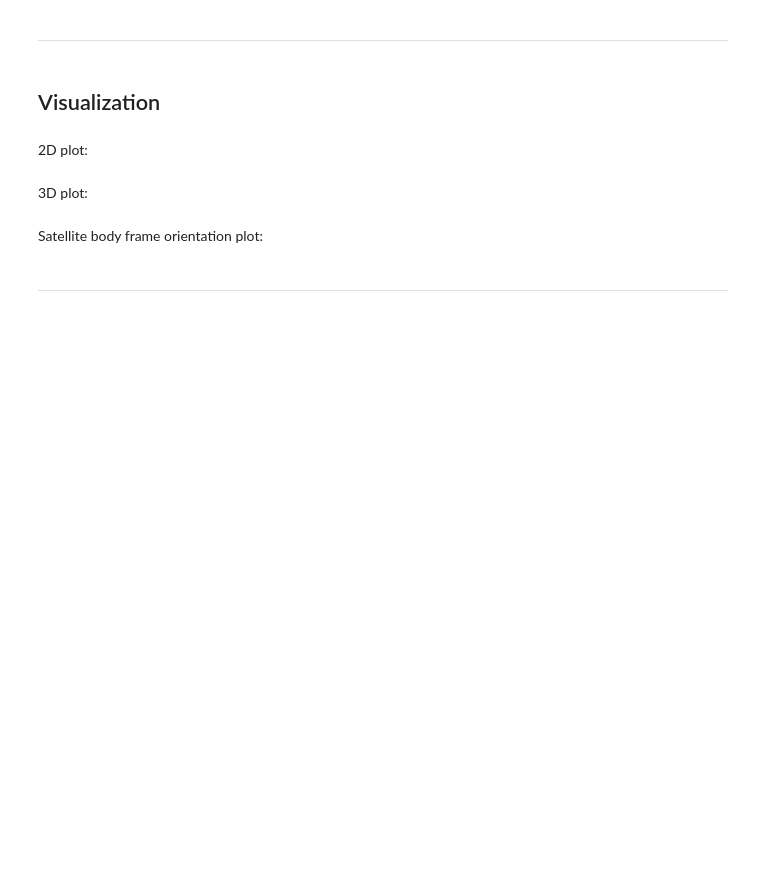
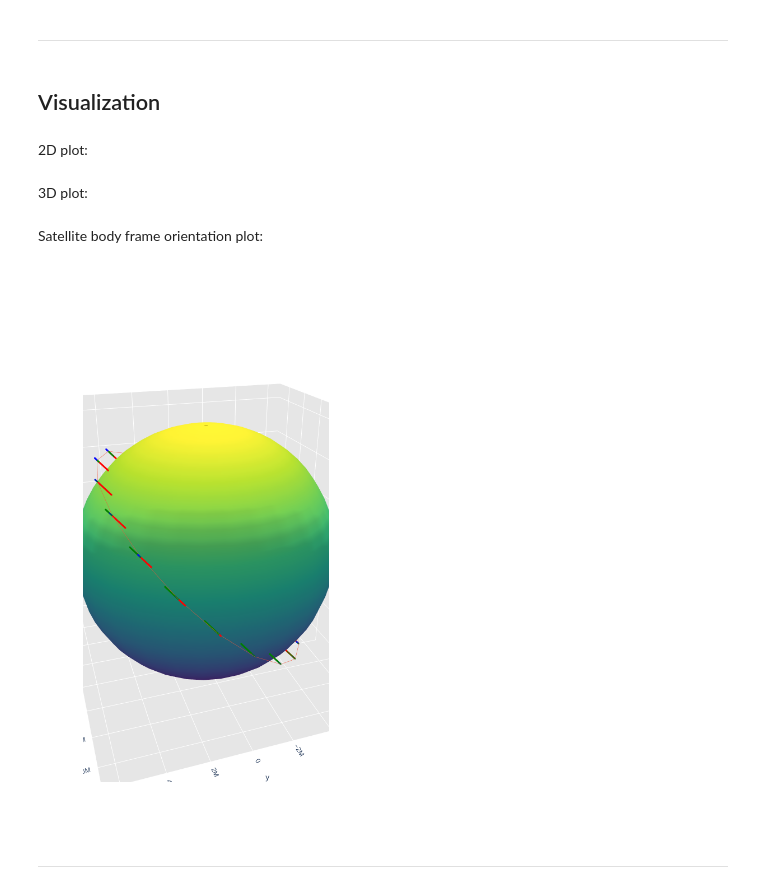
Before and after one commit to open-space-collective/open-space-toolkit, a Jupyter notebook: notebooks/Sensor Modeling/Sensor Modeling.ipynb, the cells around one changed output. Saved outputs shown, nothing was run; the diff lists cells and outputs as text; code cells hidden in the pictures; blank space fills up the shorter version.

```diff
--- a/notebooks/Sensor Modeling/Sensor Modeling.ipynb
+++ b/notebooks/Sensor Modeling/Sensor Modeling.ipynb
@@ -226,3 +303,7 @@ intersections_ITRF = [calculate_intersection(target_position, state, sensor_geom
 # %%
-intersections_ITRF = [intersection_ITRF for intersection_ITRF in intersections_ITRF if intersection_ITRF is not None]
+intersections_ITRF = [
+    intersection_ITRF
+    for intersection_ITRF in intersections_ITRF
+    if intersection_ITRF is not None
+]
 # %%
@@ -363,8 +448,7 @@ figure.show()
 # %% [markdown]
 Satellite body frame orientation plot:
 # %%
-def earth_data ():
-
+def earth_data(earth):
     theta = np.linspace(0, 2 * np.pi, 30)
     phi = np.linspace(0, np.pi, 30)
 
@@ -376,13 +460,7 @@ def earth_data ():
     y = r * np.sin(theta_grid) * np.sin(phi_grid)
     z = r * np.cos(phi_grid)
 
-    earth = go.Surface(
-        x=x,
-        y=y,
-        z=z,
-        colorscale='Viridis',
-        showscale=False
-    )
+    earth_figure = go.Surface(x=x, y=y, z=z, colorscale="Viridis", showscale=False)
 
-    return earth
+    return earth_figure
 # %%
@@ -439,51 +519,51 @@ def frame_data (frame, instants, scale):
     return data
 # %%
 figure = go.Figure(
-    data = [
-        earth_data(),
+    data=[
+        earth_data(earth),
         orbit_data(states),
-        *frame_data(body_frame, instants, scale = 500000)
+        *frame_data(body_frame, instants, scale=500000),
     ],
-    layout = go.Layout(
-        title = None,
-        showlegend = False,
-        scene = dict(
-            xaxis = dict(
-                gridcolor = 'rgb(255, 255, 255)',
-                zerolinecolor = 'rgb(255, 255, 255)',
-                showbackground = True,
-                backgroundcolor = 'rgb(230, 230,230)'
+    layout=go.Layout(
+        title=None,
+        showlegend=False,
+        height=1000,
+        width=600,
+        scene=dict(
+            xaxis=dict(
+                gridcolor="rgb(255, 255, 255)",
+                zerolinecolor="rgb(255, 255, 255)",
+                showbackground=True,
+                backgroundcolor="rgb(230, 230,230)",
             ),
-            yaxis = dict(
-                gridcolor = 'rgb(255, 255, 255)',
-                zerolinecolor = 'rgb(255, 255, 255)',
-                showbackground = True,
-                backgroundcolor = 'rgb(230, 230,230)'
+            yaxis=dict(
+                gridcolor="rgb(255, 255, 255)",
+                zerolinecolor="rgb(255, 255, 255)",
+                showbackground=True,
+                backgroundcolor="rgb(230, 230,230)",
             ),
-            zaxis = dict(
-                gridcolor = 'rgb(255, 255, 255)',
-                zerolinecolor = 'rgb(255, 255, 255)',
-                showbackground = True,
-                backgroundcolor = 'rgb(230, 230,230)'
+            zaxis=dict(
+                gridcolor="rgb(255, 255, 255)",
+                zerolinecolor="rgb(255, 255, 255)",
+                showbackground=True,
+                backgroundcolor="rgb(230, 230,230)",
             ),
-            camera = dict(
-                up = dict(
-                    x = 0,
-                    y = 0,
-                    z = 1
+            camera=dict(
+                up=dict(x=0, y=0, z=1),
+                eye=dict(
+                    x=-1.7428,
+                    y=0.5707,
+                    z=0.9100,
                 ),
-                eye = dict(
-                    x = -1.7428,
-                    y = 1.0707,
-                    z = 0.7100,
-                )
             ),
-            aspectratio = dict(x = 1, y = 1, z = 1),
-            aspectmode = 'manual'
-        )
-    )
+            aspectratio=dict(x=1, y=1, z=1),
+            aspectmode="manual",
+        ),
+    ),
 )
 
-figure.show()
+figure.show("png")
+# %% [output]
+[figure, added]
 # %% [markdown]
 ---
```
Also changed, not shown: parts of 24 cells of this notebook, 12 other files.
